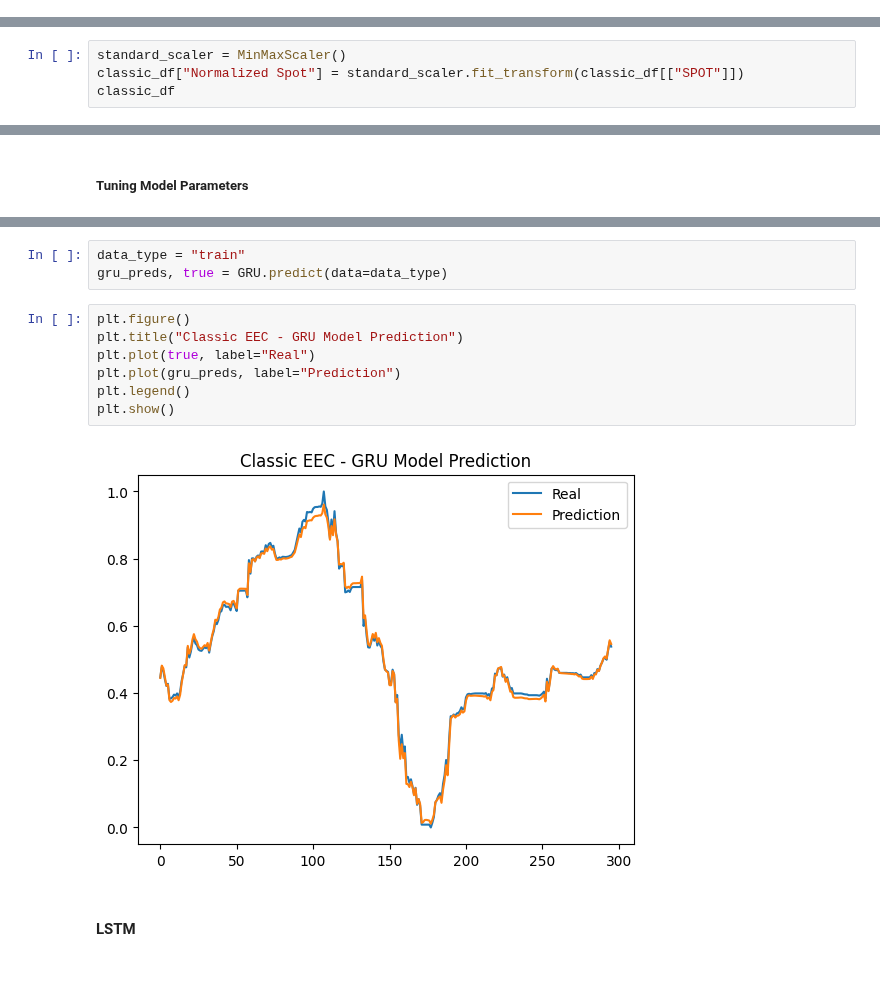
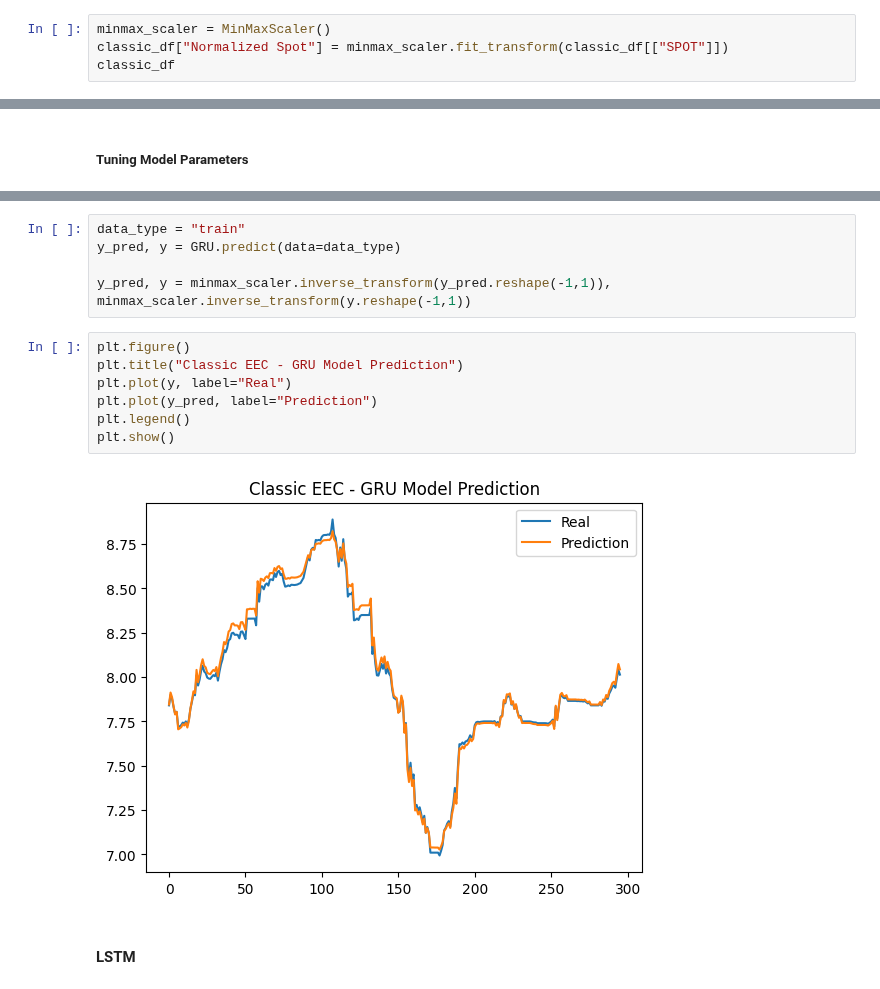
Before and after one commit to R4nd0mnam3/Time_series_Prediction, a Jupyter notebook: main.ipynb, the cells around one changed output, grey strips where cells are left out. Cells and saved outputs as stored; diff of their text form.

```diff
--- a/main.ipynb
+++ b/main.ipynb
@@ -115,0 +140,4 @@ plt.show()
+# %%
+minmax_scaler = MinMaxScaler()
+classic_df["Normalized Spot"] = minmax_scaler.fit_transform(classic_df[["SPOT"]])
+classic_df
@@ -239,4 +290,0 @@ Neural Networks do not necessarily need stationnary data. However they perform b
-# %%
-standard_scaler = MinMaxScaler()
-classic_df["Normalized Spot"] = standard_scaler.fit_transform(classic_df[["SPOT"]])
-classic_df
@@ -324,14 +358,16 @@ Best MSE: 0.000250
 # %%
 data_type = "train"
-gru_preds, true = GRU.predict(data=data_type)
+y_pred, y = GRU.predict(data=data_type)
+
+y_pred, y = minmax_scaler.inverse_transform(y_pred.reshape(-1,1)), minmax_scaler.inverse_transform(y.reshape(-1,1))
 # %%
 plt.figure()
 plt.title("Classic EEC - GRU Model Prediction")
-plt.plot(true, label="Real")
-plt.plot(gru_preds, label="Prediction")
+plt.plot(y, label="Real")
+plt.plot(y_pred, label="Prediction")
 plt.legend()
 plt.show()
 # %% [output]
-[figure, old version]
+[figure, new version]
 # %% [markdown]
 #### LSTM
```
Also changed, not shown: parts of 24 cells of this notebook, 4 other files.
